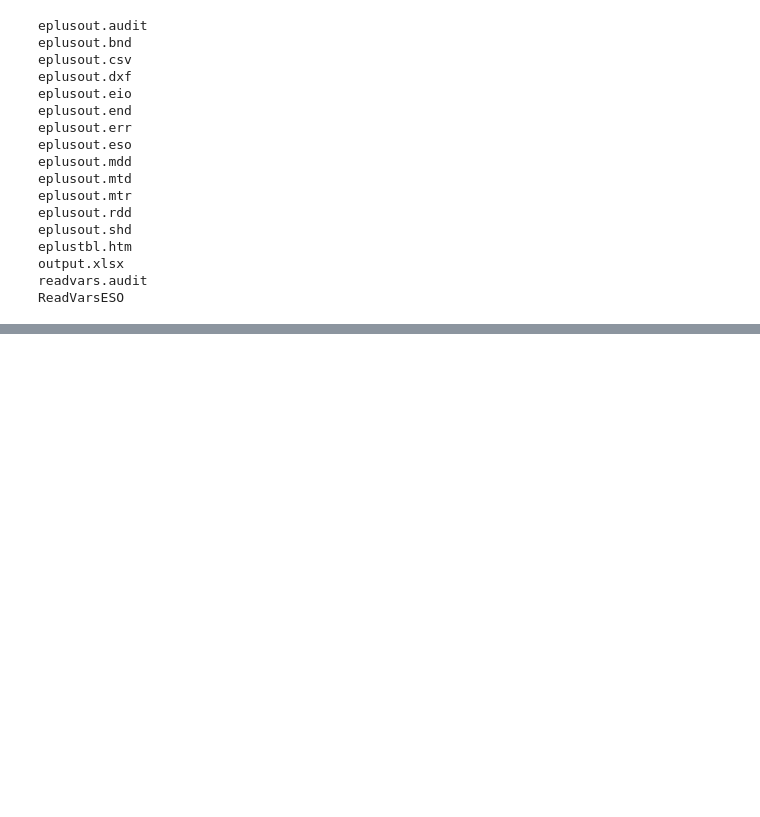
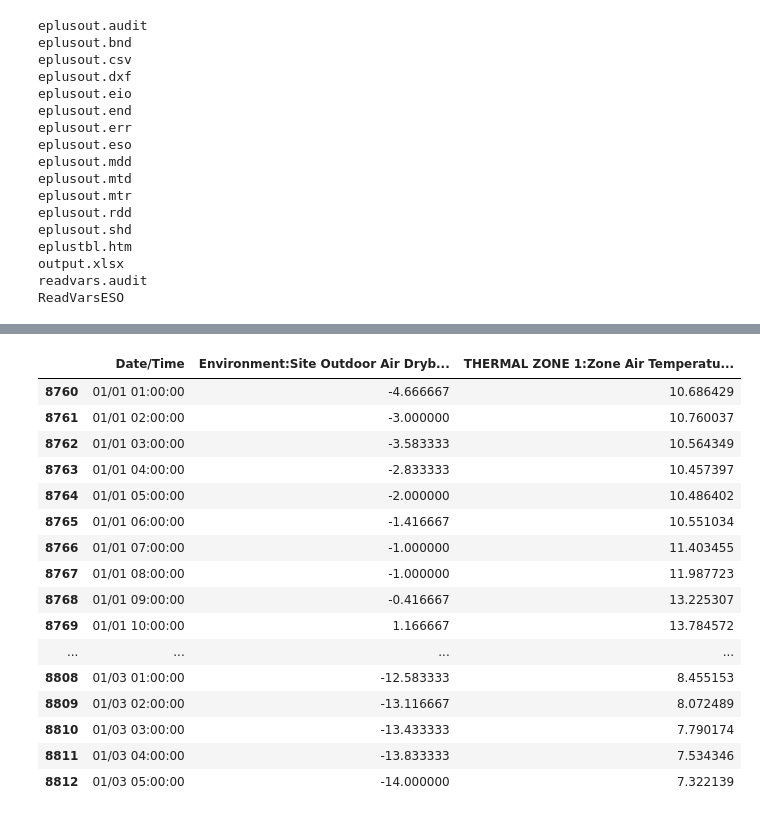
Before and after one commit to paulavmf/eppyProject, a Jupyter notebook: plotSimulations.ipynb, the cells around one changed output, grey strips where cells are left out. Saved outputs shown, nothing was run; the diff lists cells and outputs as text; code cells hidden in the pictures; blank space fills up the shorter version.

```diff
--- a/plotSimulations.ipynb
+++ b/plotSimulations.ipynb
@@ -45 +103,3 @@ sum(data['Date/Time'].duplicated())
+# %%
+df = pd.read_csv('studies/Temperaturestudy2/eplusout.csv')
 # %%
@@ -54,2 +109,20 @@ len(data)
-# %%
-df = eso_to_ts('/home/paula/Documentos/Doctorado/Desarrollo/eppyProject/output/1ZoneUncontrolled_win_1_out/output.xlsx', conver)
+# %%
+df[df.duplicated()]
+# %% [output]
+|  | Date/Time | Environment:Site Outdoor Air Dryb... | THERMAL ZONE 1:Zone Air Temperatu... |
+| 8760 | 01/01 01:00:00 | -4.666667 | 10.686429 |
+| 8761 | 01/01 02:00:00 | -3.000000 | 10.760037 |
+| 8762 | 01/01 03:00:00 | -3.583333 | 10.564349 |
+| 8763 | 01/01 04:00:00 | -2.833333 | 10.457397 |
+| 8764 | 01/01 05:00:00 | -2.000000 | 10.486402 |
+| 8765 | 01/01 06:00:00 | -1.416667 | 10.551034 |
+| 8766 | 01/01 07:00:00 | -1.000000 | 11.403455 |
+| 8767 | 01/01 08:00:00 | -1.000000 | 11.987723 |
+| 8768 | 01/01 09:00:00 | -0.416667 | 13.225307 |
+| 8769 | 01/01 10:00:00 | 1.166667 | 13.784572 |
+| ... | ... | ... | ... |
+| 8808 | 01/03 01:00:00 | -12.583333 | 8.455153 |
+| 8809 | 01/03 02:00:00 | -13.116667 | 8.072489 |
+| 8810 | 01/03 03:00:00 | -13.433333 | 7.790174 |
+| 8811 | 01/03 04:00:00 | -13.833333 | 7.534346 |
+| 8812 | 01/03 05:00:00 | -14.000000 | 7.322139 |
```
Also changed, not shown: parts of 23 cells of this notebook, 23 other files.
